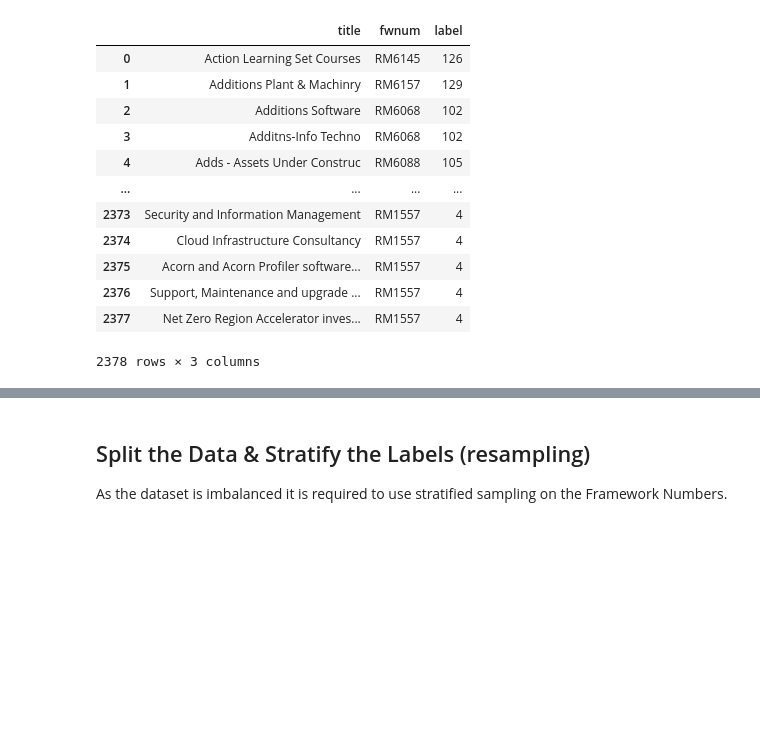
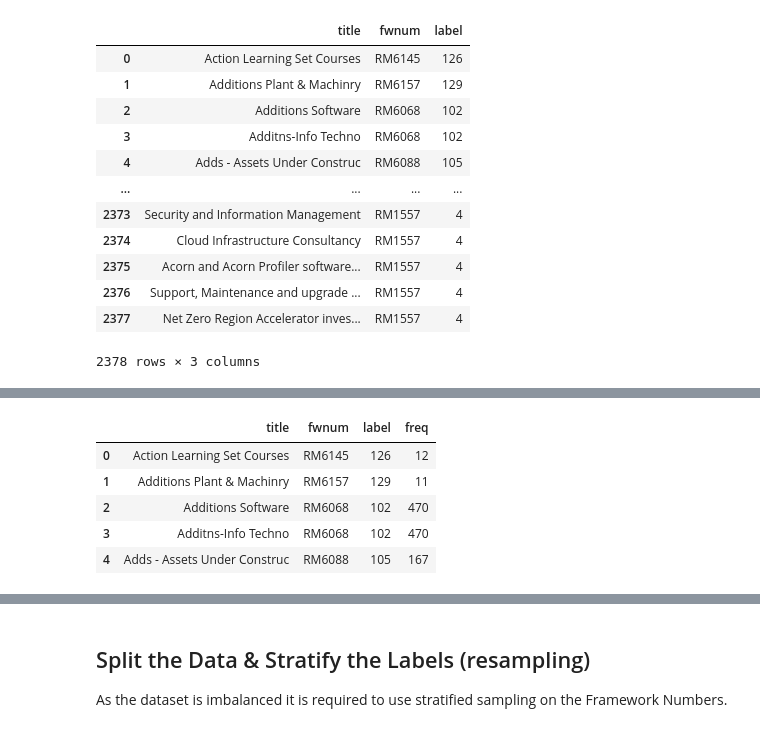
Before and after one commit to richdatasci/Framework-Mapping-with-Deep-Learning-using-Bidirectional-Encoder-Representations-from-Transformers-, a Jupyter notebook: FW_Mapping_Deep_Learning.ipynb, the cells around one changed output, grey strips where cells are left out. Drawn from its saved outputs; the diff is of its cells as text; code cells hidden in the pictures; blank space fills up the shorter version.

```diff
--- a/FW_Mapping_Deep_Learning.ipynb
+++ b/FW_Mapping_Deep_Learning.ipynb
@@ -114,0 +118,10 @@ df
+# %%
+df["freq"] = df.groupby("fwnum")["fwnum"].transform('count')
+df.head()
+# %% [output]
+|  | title | fwnum | label | freq |
+| 0 | Action Learning Set Courses | RM6145 | 126 | 12 |
+| 1 | Additions Plant & Machinry | RM6157 | 129 | 11 |
+| 2 | Additions Software | RM6068 | 102 | 470 |
+| 3 | Additns-Info Techno | RM6068 | 102 | 470 |
+| 4 | Adds - Assets Under Construc | RM6088 | 105 | 167 |
```
Also changed, not shown: parts of 17 cells of this notebook.
